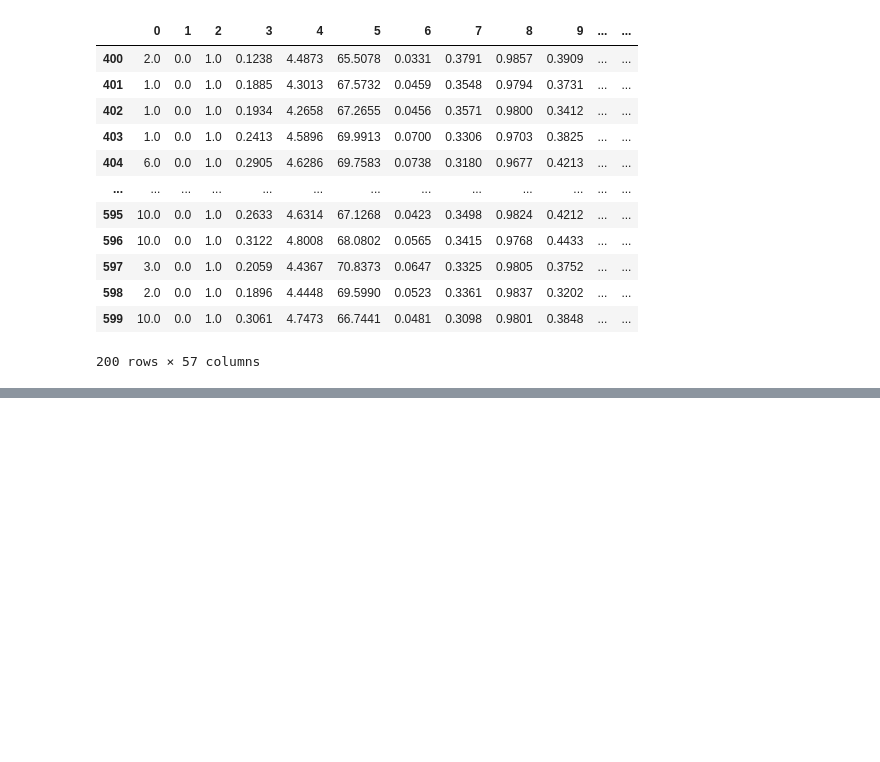
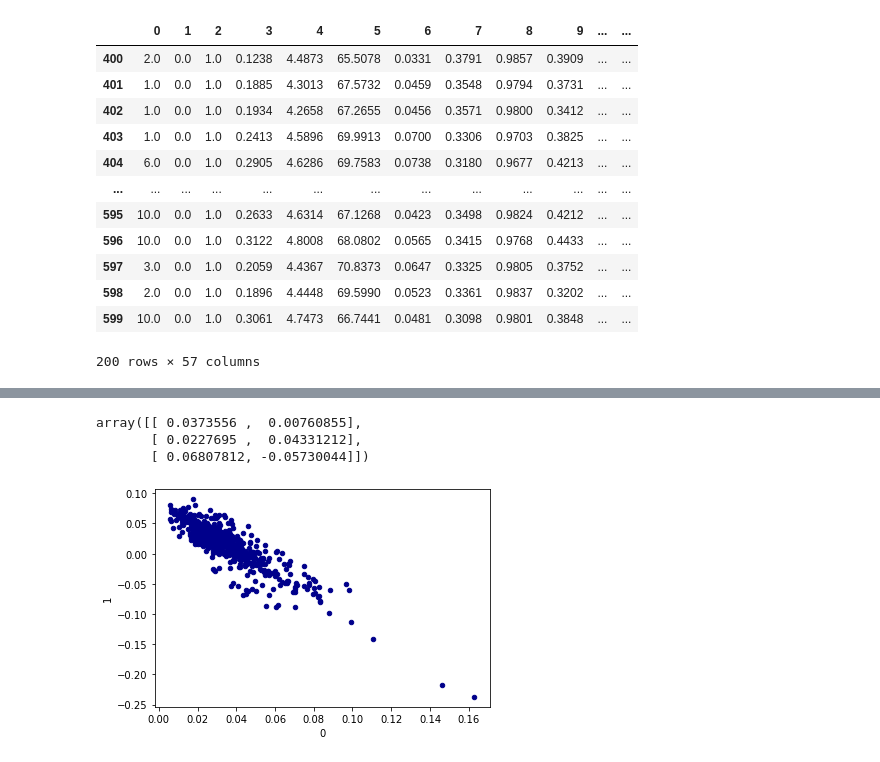
Before and after one commit to EvanLiu0/COGS118B-Project, a Jupyter notebook: Project.ipynb, the cells around one changed output, grey strips where cells are left out. Cells and saved outputs as stored; diff of their text form; code cells hidden in the pictures; blank space fills up the shorter version.

```diff
--- a/Project.ipynb
+++ b/Project.ipynb
@@ -148,5 +150,5 @@ df2.iloc[400:600,:]
 200 rows × 57 columns
 # %%
 #df.iloc[400:600,:]
-desc = df.Description
-df2.insert(0, 'Description', desc)
+# desc = df.Description
+# df2.insert(0, 'Description', desc)
@@ -171,0 +155,7 @@ Name: 1, dtype: int64
+# %%
+X = df2.transpose()
+pca = PCA(n_components=2)
+pca.fit(X)
+pca.components_
+pcaDf = pd.DataFrame(pca.components_).transpose()
+pcaDf
@@ -171,0 +176,9 @@ Name: 1, dtype: int64
+# %%
+kmeans = KMeans(n_clusters=3, random_state=0).fit(pcaDf)
+pcaDf.plot.scatter(x=0, y=1, c='DarkBlue')
+kmeans.cluster_centers_
+# %% [output]
+array([[ 0.0373556 ,  0.00760855],
+       [ 0.0227695 ,  0.04331212],
+       [ 0.06807812, -0.05730044]])
+[figure, added]
```
Also changed, not shown: parts of 3 cells of this notebook.
